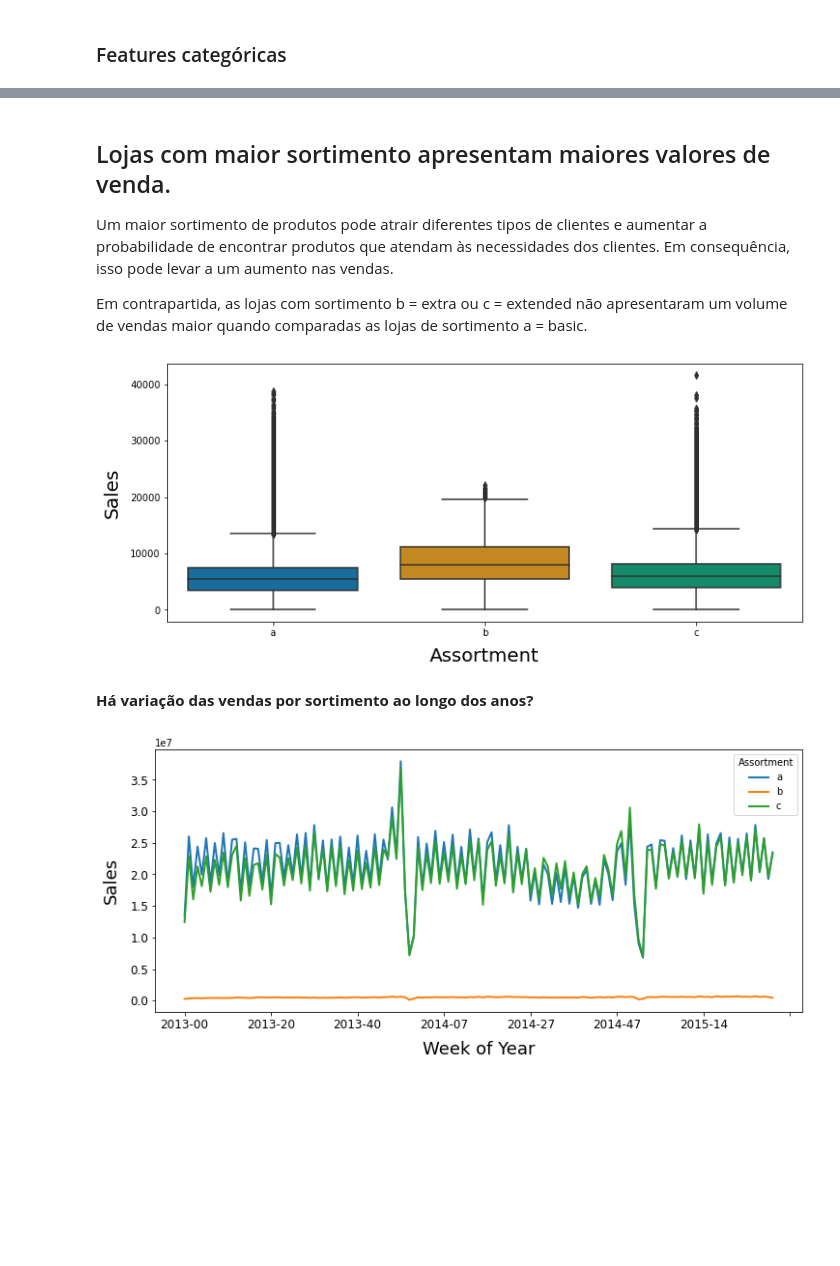
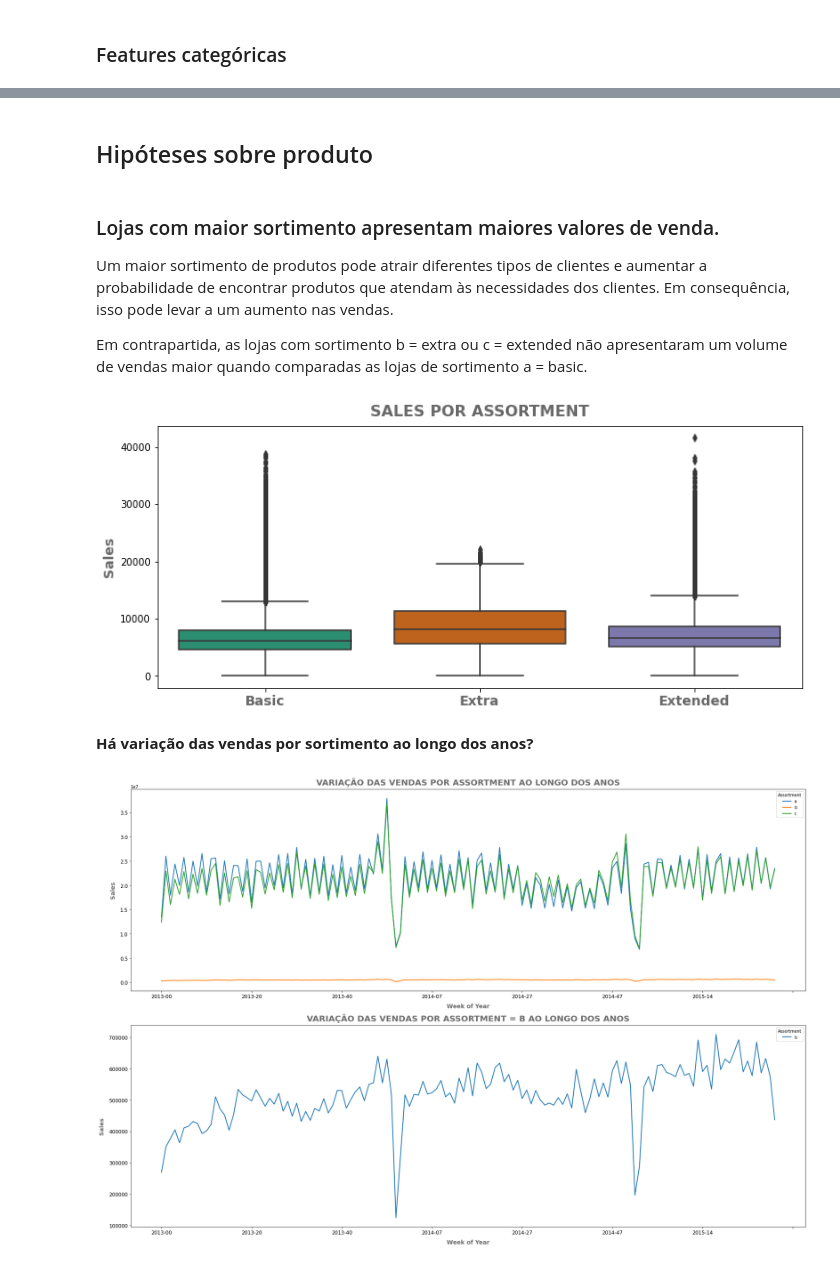
Before and after one commit to LidAlmeida/rossmann_prediction, a Jupyter notebook: notebooks/0.1-exploratory-data-analysis-rossmann.ipynb, the cells around one changed output, grey strips where cells are left out. Saved outputs shown, nothing was run; the diff lists cells and outputs as text; code cells hidden in the pictures; blank space fills up the shorter version.

```diff
--- a/notebooks/0.1-exploratory-data-analysis-rossmann.ipynb
+++ b/notebooks/0.1-exploratory-data-analysis-rossmann.ipynb
@@ -252,3 +256,10 @@ df1['WeekOfYear'] = df1['Date'].dt.isocalendar().week
 
 # Year Week
 df1['YearWeek'] = df1['Date'].dt.strftime('%Y-%W')
+
+# Dicionário com as estações do ano na Alemanha
+seasons = {1: 'Winter', 2: 'Winter', 3: 'Spring', 4: 'Spring', 5: 'Spring',
+           6: 'Summer', 7: 'Summer', 8: 'Summer', 9: 'Fall', 10: 'Fall', 11: 'Fall', 12: 'Winter'}
+
+# Criação da coluna 'Season' com base na coluna 'Month'
+df1['Season'] = df1['Month'].map(seasons)
@@ -320,4 +341,6 @@ df1[['Open', 'StoreType', 'Assortment', 'Sales', 'Customers']
-# %%
-# Filtragem
-df1 =  df_raw.loc[(df_raw['Open'] != 0)]
+# %%
+df2 = df1.copy()
+# %%
+# Filtragem
+df2 = df2.loc[(df2['Open'] != 0)]
 # %%
@@ -575,5 +661,7 @@ ax2.legend()
+# %% [markdown]
+## Hipóteses sobre produto
 # %% [markdown]
-## Lojas com maior sortimento apresentam maiores valores de venda.
+### Lojas com maior sortimento apresentam maiores valores de venda.
 
    Um maior sortimento de produtos pode atrair diferentes tipos de clientes e aumentar a probabilidade de
    encontrar produtos que atendam às necessidades dos clientes. Em consequência, isso pode levar a um  aumento
@@ -582,21 +670,47 @@ ax2.legend()
    Em contrapartida, as lojas com sortimento b = extra ou c = extended não apresentaram um volume de vendas maior
    quando comparadas as lojas de sortimento a = basic.
 # %%
-# Boxplot para comparar as vendas por tipo de sortimento
-sns.boxplot(x='Assortment', y='Sales', data=df1, palette='colorblind', order=['a', 'b', 'c'])
-plt.xlabel('Assortment', labelpad=10, fontsize=20)
-plt.ylabel('Sales', labelpad= 10, fontsize=20);
+assort = sns.boxplot(x='Assortment', y='Sales', data=df2,
+                     palette='Dark2', order=['a', 'b', 'c'])
+assort.set_xticklabels(['Basic', 'Extra', 'Extended'],
+                       fontsize=14, color='dimgrey', fontweight='bold')
+assort.set_xlabel('')
+assort.set_ylabel('Sales', fontsize=14, color='dimgrey', fontweight='bold')
+assort.set_title('SALES POR ASSORTMENT', pad=10,
+                 fontsize=16, color='dimgrey', fontweight='bold');
 # %% [output]
-[figure, old version]
+[figure, new version]
 # %% [markdown]
 **Há variação das vendas por sortimento ao longo dos anos?**
 # %%
-# Gráfico Temporal para demonstrar a variação das vendas por sortimento ao longo dos anos
-aux = df1[['YearWeek', 'Assortment', 'Sales']].groupby(
+fig, (ax0, ax1) = plt.subplots(nrows=2, ncols=1,
+                               figsize=(24, 16))
+
+# Agrupando os dados
+sales_assort = df2[['YearWeek', 'Assortment', 'Sales']].groupby(
     ['YearWeek', 'Assortment']).sum().reset_index()
+
+# Gráfico
 aux.pivot(index='YearWeek', columns='Assortment',
-          values='Sales').plot(fontsize=12, linewidth=2)
-plt.xlabel('Week of Year', labelpad=10, fontsize=18)
-plt.ylabel('Sales', labelpad=10, fontsize=18);
+          values='Sales').plot(fontsize=12, linewidth=2, ax=ax0)
+ax0.set_xlabel('Week of Year', labelpad=10, fontsize=14,
+               color='dimgrey', fontweight='bold')
+ax0.set_ylabel('Sales', labelpad=10, fontsize=14,
+               color='dimgrey', fontweight='bold')
+ax0.set_title('VARIAÇÃO DAS VENDAS POR ASSORTMENT AO LONGO DOS ANOS',
+              pad=10, fontsize=20, color='dimgrey', fontweight='bold')
+
+# Filtrando as lojas com Assortment == a
+assort_b = sales_assort[sales_assort['Assortment'] == 'b']
+# Gráfico
+assort_b.pivot(index='YearWeek', columns='Assortment',
+               values='Sales').plot(fontsize=12, linewidth=2, ax=ax1)
+ax1.set_xlabel('Week of Year', labelpad=10, fontsize=14,
+               color='dimgrey', fontweight='bold')
+ax1.set_ylabel('Sales', labelpad=10, fontsize=14,
+               color='dimgrey', fontweight='bold')
+ax1.set_title('VARIAÇÃO DAS VENDAS POR ASSORTMENT = B AO LONGO DOS ANOS',
+              pad=10, fontsize=20, color='dimgrey', fontweight='bold');
+fig.tight_layout()
 # %% [output]
-[figure, old version]
+[figure, new version]
```
Also changed, not shown: parts of 70 cells of this notebook, 1 other file.
